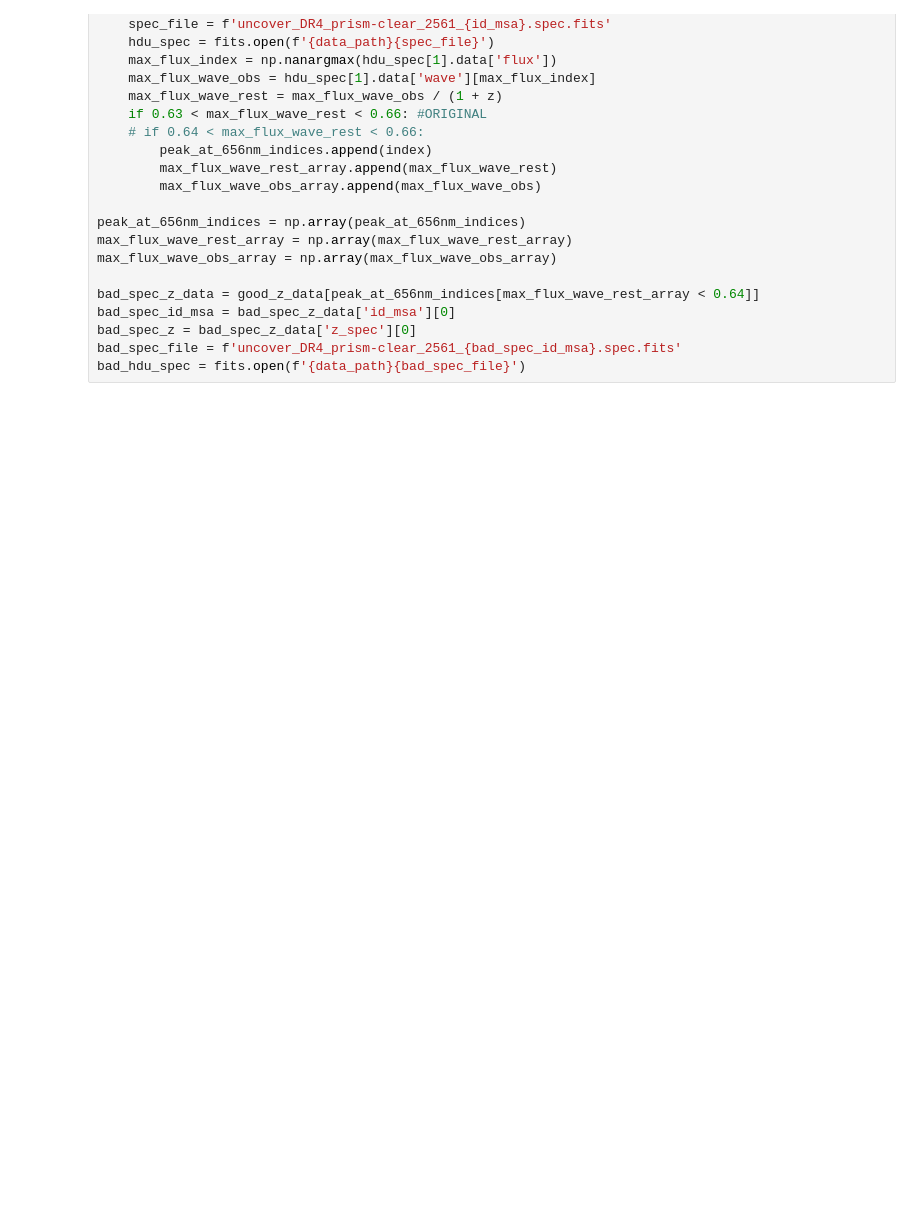
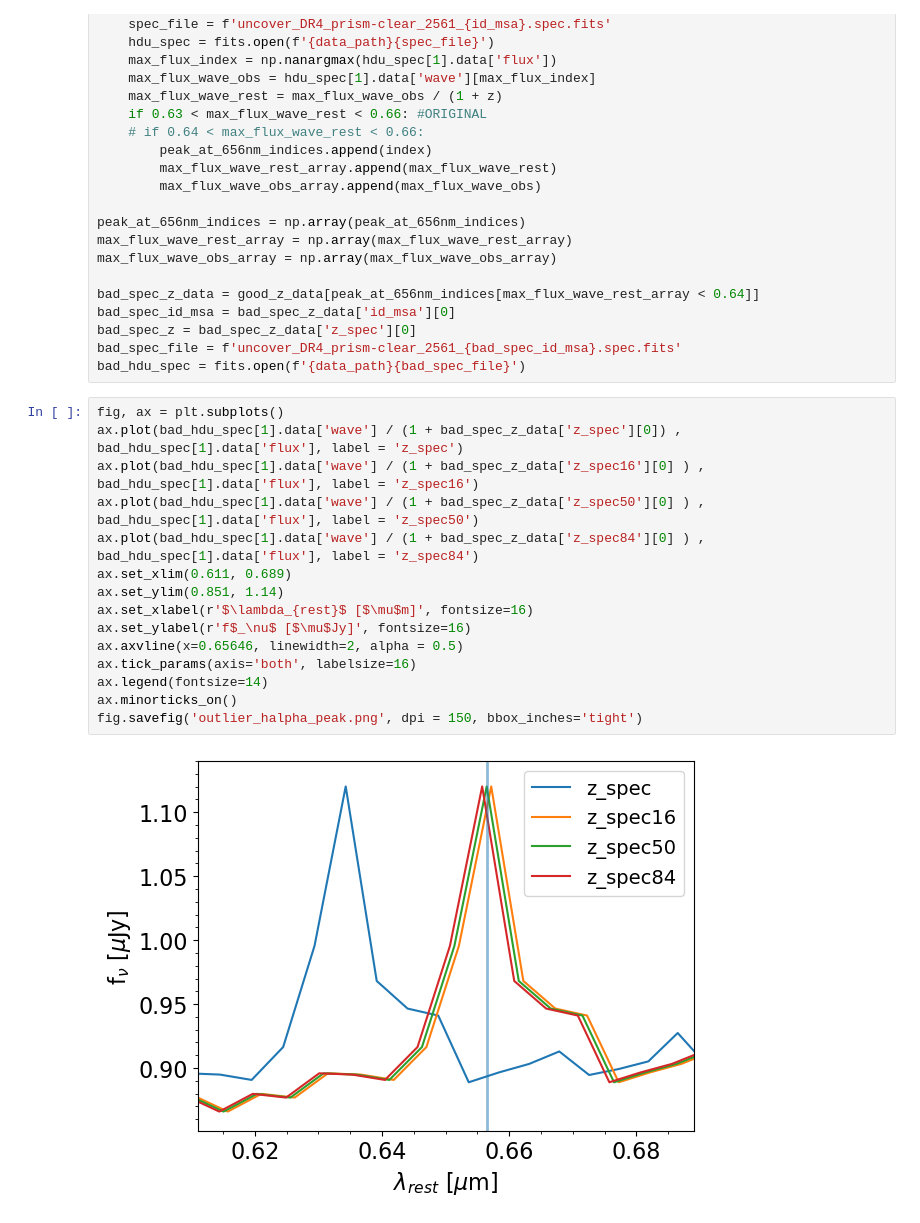
Before and after one commit to prajwel/no_special_redshift, a Jupyter notebook: KSP_plots.ipynb, the cells around one changed output. Saved outputs shown, nothing was run; the diff lists cells and outputs as text; blank space fills up the shorter version.

```diff
--- a/KSP_plots.ipynb
+++ b/KSP_plots.ipynb
@@ -49,6 +49,23 @@ bad_spec_id_msa = bad_spec_z_data['id_msa'][0]
 bad_spec_z = bad_spec_z_data['z_spec'][0]
 bad_spec_file = f'uncover_DR4_prism-clear_2561_{bad_spec_id_msa}.spec.fits'
 bad_hdu_spec = fits.open(f'{data_path}{bad_spec_file}')
+# %%
+fig, ax = plt.subplots()
+ax.plot(bad_hdu_spec[1].data['wave'] / (1 + bad_spec_z_data['z_spec'][0]) , bad_hdu_spec[1].data['flux'], label = 'z_spec')
+ax.plot(bad_hdu_spec[1].data['wave'] / (1 + bad_spec_z_data['z_spec16'][0] ) , bad_hdu_spec[1].data['flux'], label = 'z_spec16')
+ax.plot(bad_hdu_spec[1].data['wave'] / (1 + bad_spec_z_data['z_spec50'][0] ) , bad_hdu_spec[1].data['flux'], label = 'z_spec50')
+ax.plot(bad_hdu_spec[1].data['wave'] / (1 + bad_spec_z_data['z_spec84'][0] ) , bad_hdu_spec[1].data['flux'], label = 'z_spec84')
+ax.set_xlim(0.611, 0.689)
+ax.set_ylim(0.851, 1.14)
+ax.set_xlabel(r'$\lambda_{rest}$ [$\mu$m]', fontsize=16)
+ax.set_ylabel(r'f$_\nu$ [$\mu$Jy]', fontsize=16)
+ax.axvline(x=0.65646, linewidth=2, alpha = 0.5)
+ax.tick_params(axis='both', labelsize=16)
+ax.legend(fontsize=14)
+ax.minorticks_on()
+fig.savefig('outlier_halpha_peak.png', dpi = 150, bbox_inches='tight')
+# %% [output]
+[figure, added]
 # %%
 fig, ax = plt.subplots()
 ax.scatter(good_z_data['z_spec'][peak_at_656nm_indices], max_flux_wave_rest_array, alpha = 0.5)
```
Also changed, not shown: parts of 4 cells of this notebook.
